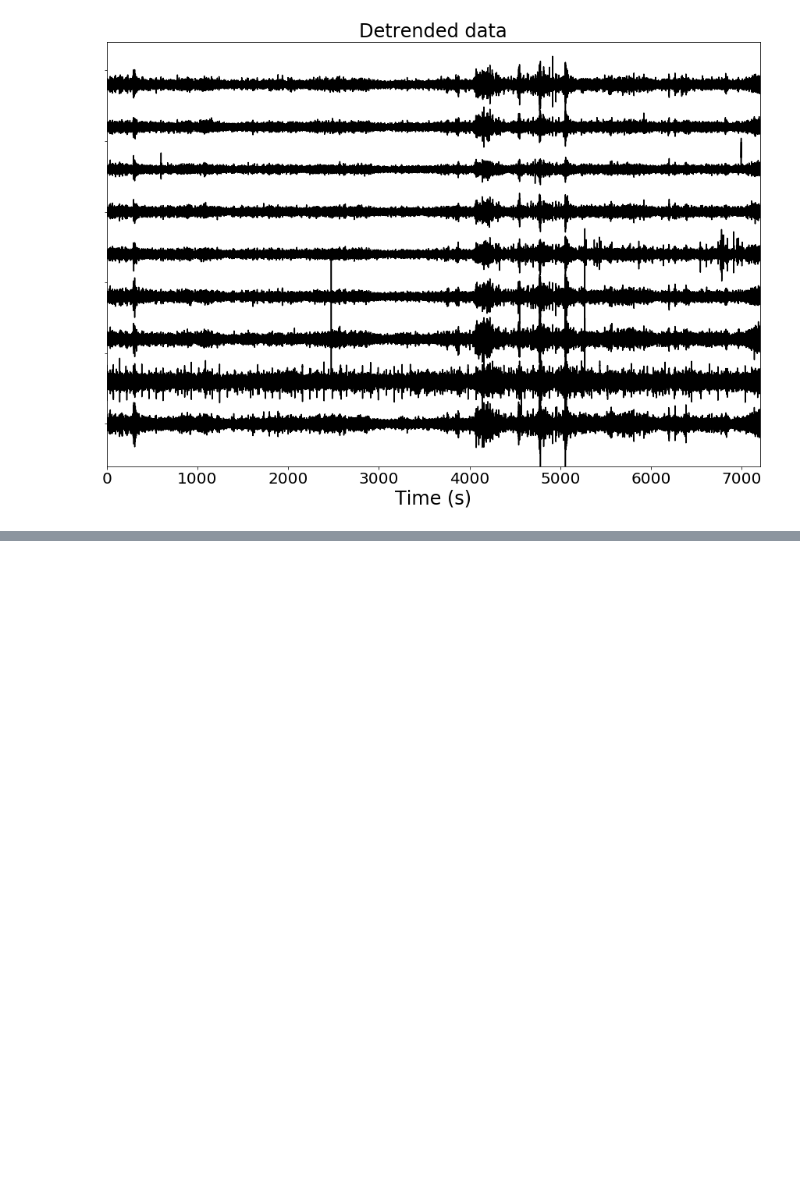
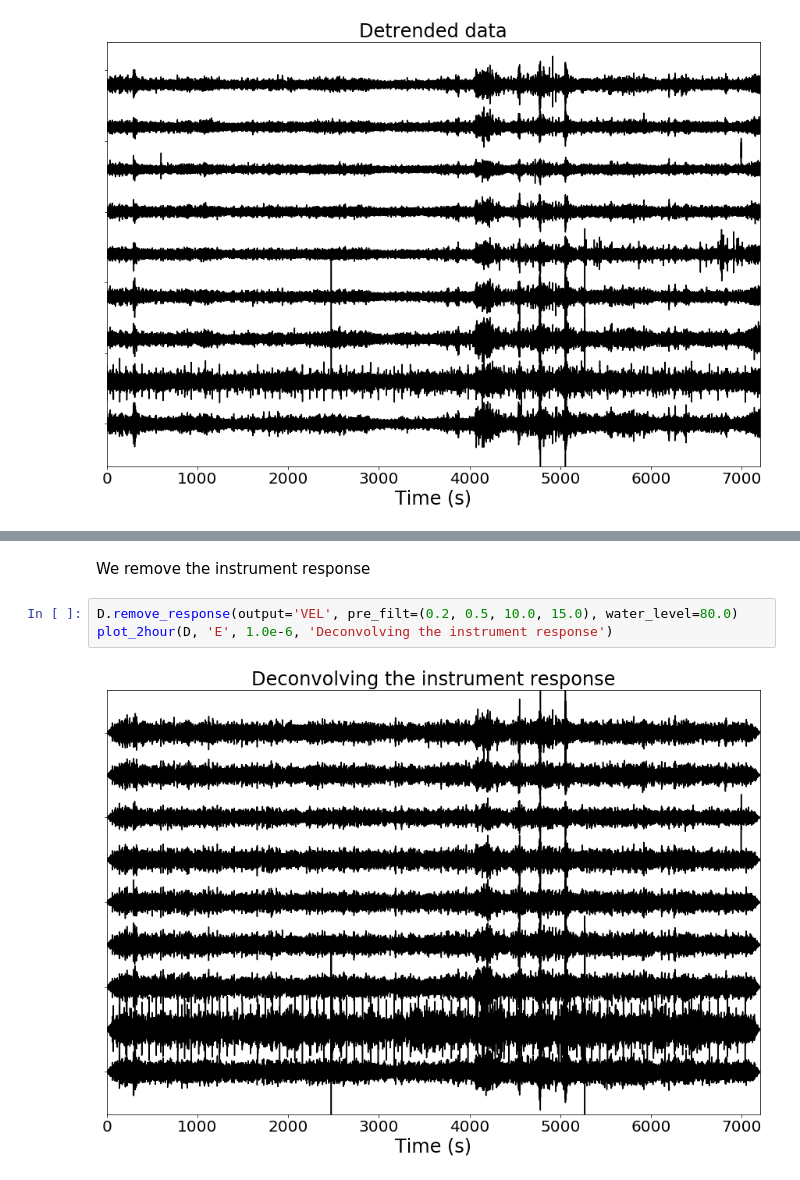
Before and after one commit to ArianeDucellier/ETSscripts, a Jupyter notebook: notebooks/demo_stack_ccorr_2hour.ipynb, the cells around one changed output, grey strips where cells are left out. Saved outputs shown, nothing was run; the diff lists cells and outputs as text; blank space fills up the shorter version.

```diff
--- a/notebooks/demo_stack_ccorr_2hour.ipynb
+++ b/notebooks/demo_stack_ccorr_2hour.ipynb
@@ -93,0 +101,7 @@ plot_2hour(D, 'E', 1200.0, 'Detrended data')
+# %% [markdown]
+We remove the instrument response
+# %%
+D.remove_response(output='VEL', pre_filt=(0.2, 0.5, 10.0, 15.0), water_level=80.0)
+plot_2hour(D, 'E', 1.0e-6, 'Deconvolving the instrument response')
+# %% [output]
+[figure, added]
```
Also changed, not shown: parts of 8 cells of this notebook, 4 other files.
